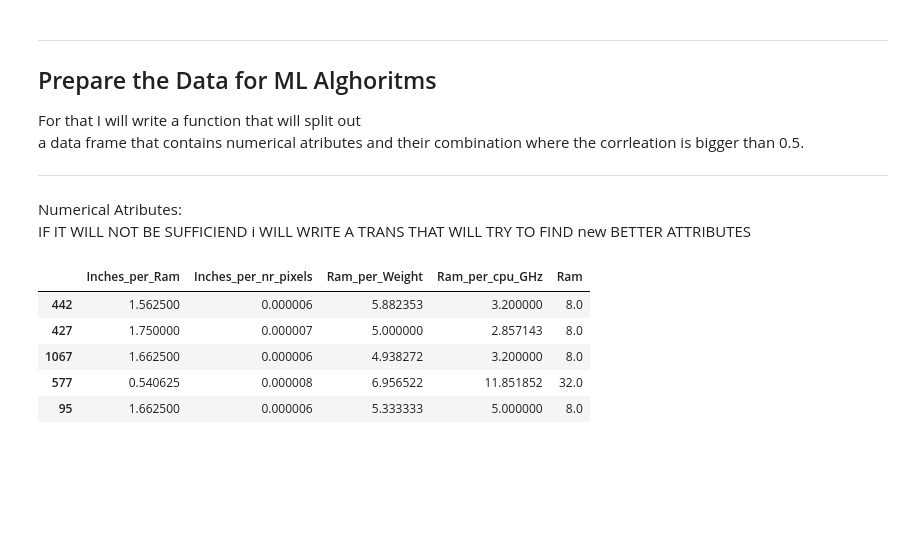
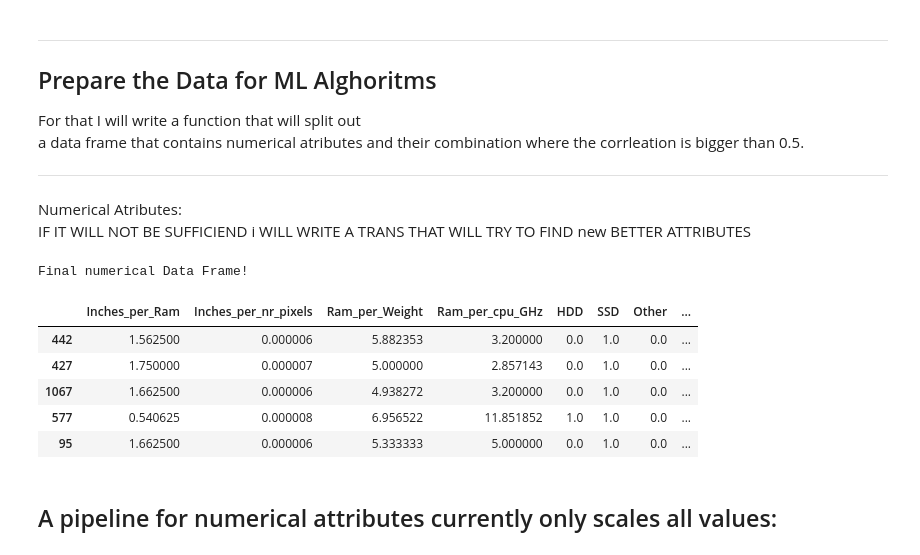
Before and after one commit to Pabito22/Laptop_price_prediction, a Jupyter notebook: laptop_price_prediction.ipynb, the cells around one changed output. Saved outputs shown, nothing was run; the diff lists cells and outputs as text; code cells hidden in the pictures; blank space fills up the shorter version.

```diff
--- a/laptop_price_prediction.ipynb
+++ b/laptop_price_prediction.ipynb
@@ -236,7 +259,7 @@ for set_ in (strat_train_set, strat_test_set):
 laptops = strat_train_set.copy()
 
 #spliting the data set into num and cat atributes
-laptop_num, laptop_cat = giveLaptops_num_cat(laptops)
+laptop_num, laptop_cat, laptop_one_hot = giveLaptops_num_cat(laptops)
 # %%
 laptop_num.head()
 # %% [output]
@@ -350,21 +373,43 @@ IF IT WILL NOT BE SUFFICIEND i WILL WRITE A TRANS THAT WILL TRY TO FIND new BETT
 # %%
 from my_ml_lib import potential_attrs
 
-#combine new attrs with the original ones
-laptop_num = pd.concat([new_attr_combinations, laptop_num], axis=1)
 
-#find which attributes correlate strongly with price
-strong_corr_cols = potential_attrs(DataFr=laptop_num, corr_tresh=0.5, label_name=price_ix)[0]
+def combine_orginal_with_new(orginal_laptop_num_DF,one_hot_laptop_DF , combination_laptop_DF, label_name, corr_tresh=0.5):
+    """Assuming combination_laptop_df does not contain label name!
+    Returns orginal data that is concatenated with a new data frame
+    that contains atributes correlations that corelate with a label > corr_tresh or <-corr_tresh"""
 
-#assign this to the new data frame and print
-laptop_num_final = laptop_num[strong_corr_cols]
+    #concat dfs so corelation matrix can be crreated
+    comb_df = pd.concat([combination_laptop_DF, orginal_laptop_num_DF[label_name]],axis=1)
 
-#this data does not contain label (ready to fill into the ml model)
-laptop_num_final.head()
+    #find which attributes correlate strongly with price
+    strong_corr_cols = potential_attrs(DataFr=comb_df, corr_tresh=corr_tresh, label_name=label_name)[0]
+
+    #assign this to the new data frame and print
+    laptop_num_final = pd.concat([comb_df[strong_corr_cols],one_hot_laptop_DF ,orginal_laptop_num_DF],axis=1)
+
+    laptop_num_final = laptop_num_final.drop([label_name], axis=1)
+
+    return laptop_num_final
-# %% [output]
-|  | Inches_per_Ram | Inches_per_nr_pixels | Ram_per_Weight | Ram_per_cpu_GHz | Ram |
-| 442 | 1.562500 | 0.000006 | 5.882353 | 3.200000 | 8.0 |
-| 427 | 1.750000 | 0.000007 | 5.000000 | 2.857143 | 8.0 |
-| 1067 | 1.662500 | 0.000006 | 4.938272 | 3.200000 | 8.0 |
-| 577 | 0.540625 | 0.000008 | 6.956522 | 11.851852 | 32.0 |
-| 95 | 1.662500 | 0.000006 | 5.333333 | 5.000000 | 8.0 |
+# %%
+print("Final numerical Data Frame!")
+
+#this data does not contain label (ready to fill into the ml model)
+laptop_num_final = combine_orginal_with_new(orginal_laptop_num_DF=laptop_num,
+                                            one_hot_laptop_DF=laptop_one_hot,
+                                            combination_laptop_DF= new_attr_combinations,
+                                            label_name=price_ix, corr_tresh=0.5)
+
+
+laptop_num_final.head()
+# %% [output]
+Final numerical Data Frame!
+|  | Inches_per_Ram | Inches_per_nr_pixels | Ram_per_Weight | Ram_per_cpu_GHz | HDD | SSD | Other | ... |
+| 442 | 1.562500 | 0.000006 | 5.882353 | 3.200000 | 0.0 | 1.0 | 0.0 | ... |
+| 427 | 1.750000 | 0.000007 | 5.000000 | 2.857143 | 0.0 | 1.0 | 0.0 | ... |
+| 1067 | 1.662500 | 0.000006 | 4.938272 | 3.200000 | 0.0 | 1.0 | 0.0 | ... |
+| 577 | 0.540625 | 0.000008 | 6.956522 | 11.851852 | 1.0 | 1.0 | 0.0 | ... |
+| 95 | 1.662500 | 0.000006 | 5.333333 | 5.000000 | 0.0 | 1.0 | 0.0 | ... |
+# %% [markdown]
+A pipeline for numerical attributes currently only scales all values:
+--
```
Also changed, not shown: parts of 9 cells of this notebook, 1 other file.
